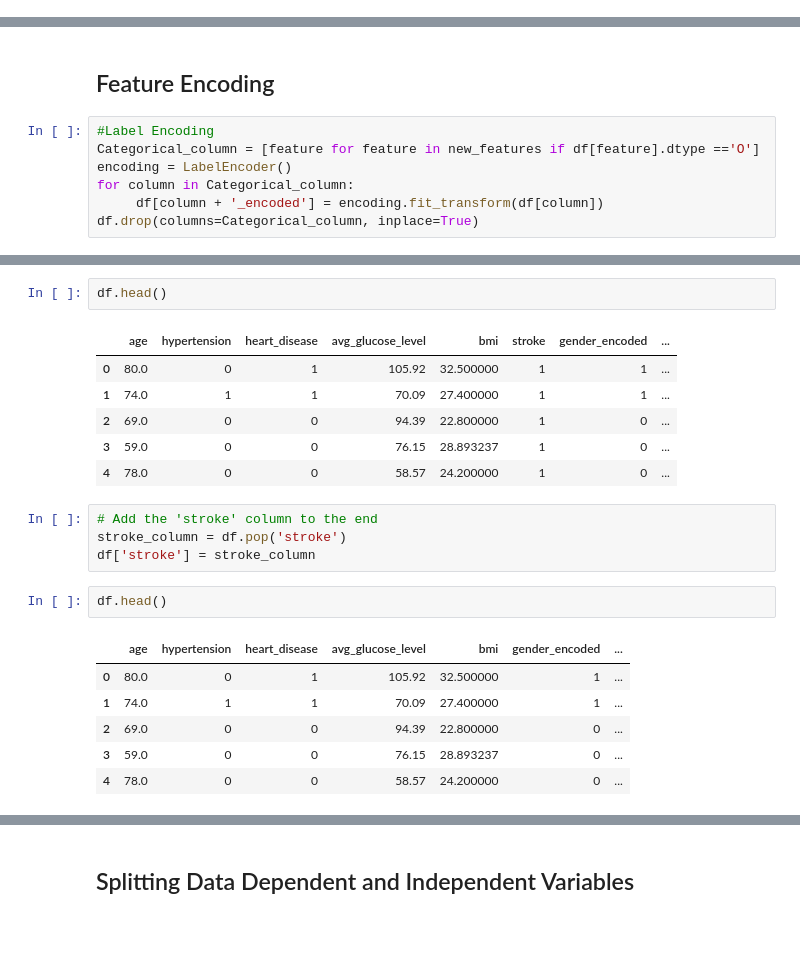
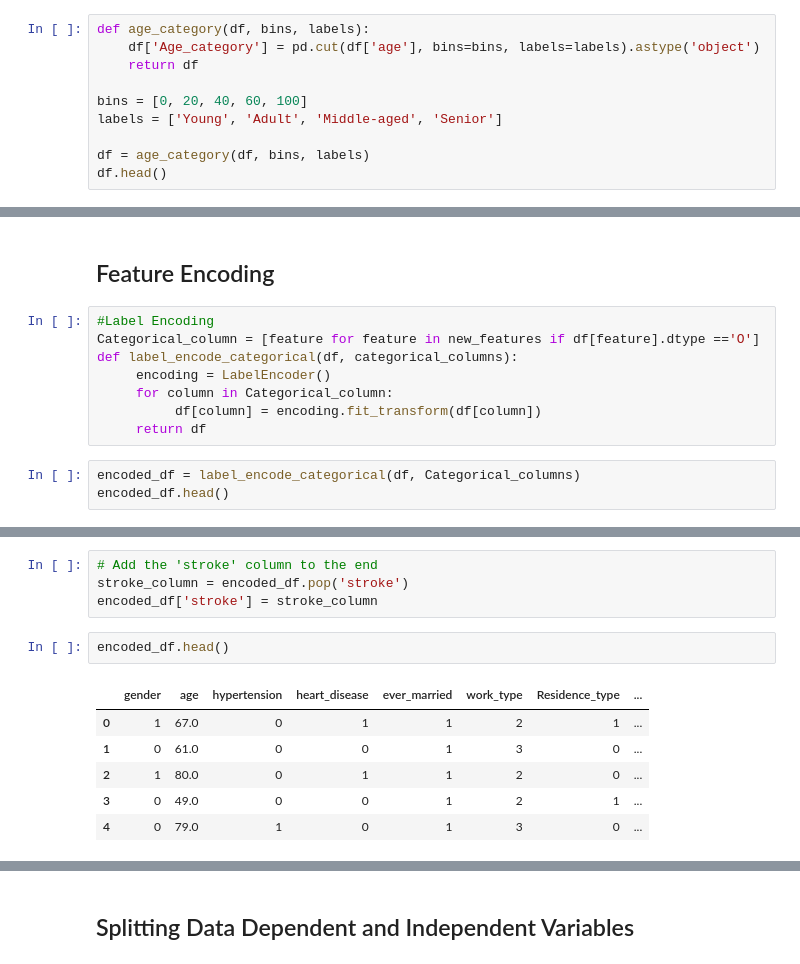
Before and after one commit to niranjankumarnk/ML_Stroke_Prediction-, a Jupyter notebook: Project_work/Notebook.ipynb, the cells around one changed output, grey strips where cells are left out. Saved outputs shown, nothing was run; the diff lists cells and outputs as text; blank space fills up the shorter version.

```diff
--- a/Project_work/Notebook.ipynb
+++ b/Project_work/Notebook.ipynb
@@ -273 +274,11 @@ def categorize_bmi(bmi):
 df['bmi_category'] = df['bmi'].apply(categorize_bmi)
+# %%
+def age_category(df, bins, labels):
+    df['Age_category'] = pd.cut(df['age'], bins=bins, labels=labels).astype('object')
+    return df
+
+bins = [0, 20, 40, 60, 100]
+labels = ['Young', 'Adult', 'Middle-aged', 'Senior']
+
+df = age_category(df, bins, labels)
+df.head()
@@ -298,7 +336,11 @@ df.head()
 # %%
 #Label Encoding
 Categorical_column = [feature for feature in new_features if df[feature].dtype =='O']
-encoding = LabelEncoder()
-for column in Categorical_column:
-     df[column + '_encoded'] = encoding.fit_transform(df[column])
-df.drop(columns=Categorical_column, inplace=True)
+def label_encode_categorical(df, categorical_columns):
+     encoding = LabelEncoder()
+     for column in Categorical_column:
+          df[column] = encoding.fit_transform(df[column])
+     return df
+# %%
+encoded_df = label_encode_categorical(df, Categorical_columns)
+encoded_df.head()
@@ -305,23 +354,14 @@ df.drop(columns=Categorical_column, inplace=True)
+# %%
+# Add the 'stroke' column to the end
+stroke_column = encoded_df.pop('stroke')
+encoded_df['stroke'] = stroke_column
 # %%
-df.head()
+encoded_df.head()
 # %% [output]
-|  | age | hypertension | heart_disease | avg_glucose_level | bmi | stroke | gender_encoded | ... |
-| 0 | 80.0 | 0 | 1 | 105.92 | 32.500000 | 1 | 1 | ... |
-| 1 | 74.0 | 1 | 1 | 70.09 | 27.400000 | 1 | 1 | ... |
-| 2 | 69.0 | 0 | 0 | 94.39 | 22.800000 | 1 | 0 | ... |
-| 3 | 59.0 | 0 | 0 | 76.15 | 28.893237 | 1 | 0 | ... |
-| 4 | 78.0 | 0 | 0 | 58.57 | 24.200000 | 1 | 0 | ... |
+|  | gender | age | hypertension | heart_disease | ever_married | work_type | Residence_type | ... |
+| 0 | 1 | 67.0 | 0 | 1 | 1 | 2 | 1 | ... |
+| 1 | 0 | 61.0 | 0 | 0 | 1 | 3 | 0 | ... |
+| 2 | 1 | 80.0 | 0 | 1 | 1 | 2 | 0 | ... |
+| 3 | 0 | 49.0 | 0 | 0 | 1 | 2 | 1 | ... |
+| 4 | 0 | 79.0 | 1 | 0 | 1 | 3 | 0 | ... |
-# %%
-# Add the 'stroke' column to the end
-stroke_column = df.pop('stroke')
-df['stroke'] = stroke_column
-# %%
-df.head()
-# %% [output]
-|  | age | hypertension | heart_disease | avg_glucose_level | bmi | gender_encoded | ... |
-| 0 | 80.0 | 0 | 1 | 105.92 | 32.500000 | 1 | ... |
-| 1 | 74.0 | 1 | 1 | 70.09 | 27.400000 | 1 | ... |
-| 2 | 69.0 | 0 | 0 | 94.39 | 22.800000 | 0 | ... |
-| 3 | 59.0 | 0 | 0 | 76.15 | 28.893237 | 0 | ... |
-| 4 | 78.0 | 0 | 0 | 58.57 | 24.200000 | 0 | ... |
 # %%
```
Also changed, not shown: parts of 35 cells of this notebook, 2 other files.
